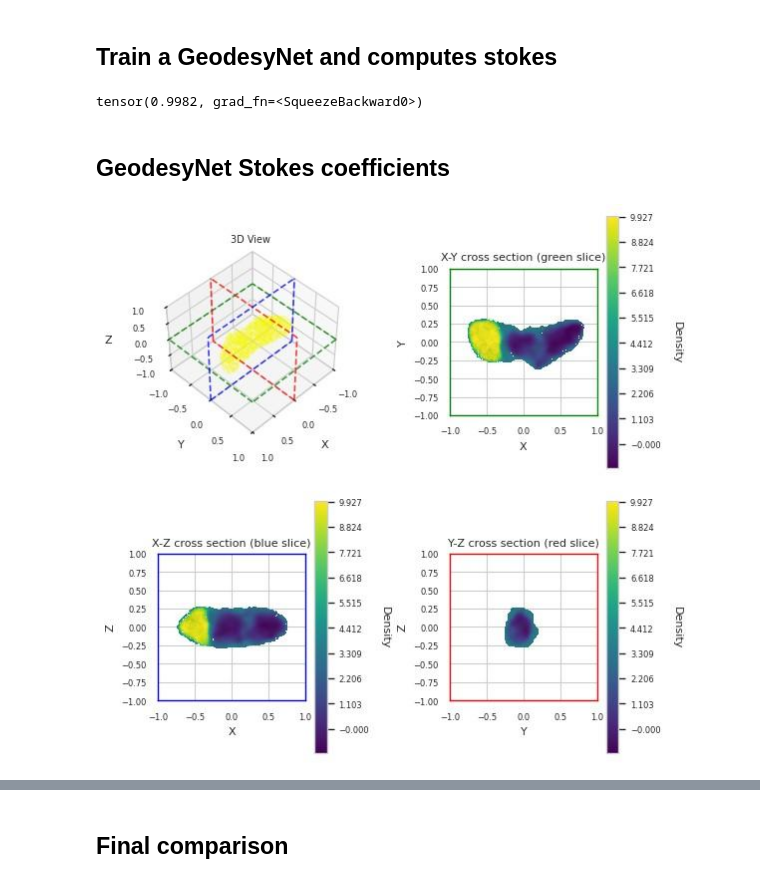
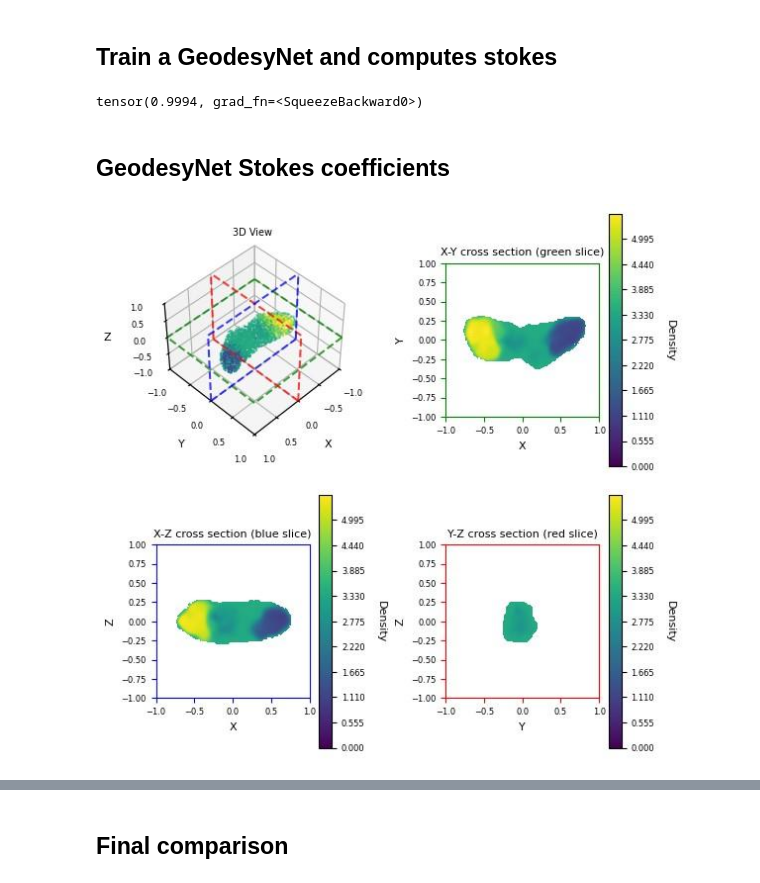
Before and after one commit to esa/masconCube, a Jupyter notebook: notebooks/02_eros.ipynb, the cells around one changed output, grey strips where cells are left out. Saved outputs shown, nothing was run; the diff lists cells and outputs as text; code cells hidden in the pictures.

```diff
--- a/notebooks/02_eros.ipynb
+++ b/notebooks/02_eros.ipynb
@@ -34,7 +35,7 @@ np.random.seed(42)
 # %% [markdown]
 ## Generate and visualize ground-truth
 # %%
-asteroid = "eros"
+asteroid = "eros_3"
 # %%
 model = MasconModel(asteroid, device="cpu")
 uniform_model = MasconModel(asteroid, device="cpu", uniform=True)
@@ -148,7 +160,7 @@ targets_point_sampler = geodesynet.get_target_point_sampler(
 # Here we set the optimizer
 learning_rate = 1e-6
 optimizer = torch.optim.Adam(net.parameters(), lr=learning_rate)
-scheduler = torch.optim.lr_scheduler.ReduceLROnPlateau(optimizer, factor=0.8, patience=200, min_lr=1e-6, verbose=True)
+scheduler = torch.optim.lr_scheduler.ReduceLROnPlateau(optimizer, factor=0.8, patience=200, min_lr=1e-6)
 
 # And init the best results
 best_loss = np.inf
@@ -270,7 +282,7 @@ torch.cuda.empty_cache()
 M = quad.integrate(mass, dim=3, N=300000, integration_domain=[[-1, 1], [-1, 1], [-1, 1]])
 print(M)
 # %% [output]
-tensor(0.9982, grad_fn=<SqueezeBackward0>)
+tensor(0.9994, grad_fn=<SqueezeBackward0>)
 # %%
 stokesC_gann = np.zeros((8, 8))
 for l in range(8):
@@ -304,22 +316,20 @@ geodesynet_stokes = combine_stokes_coefficients(stokesC_gann, stokesS_gann)
 # %%
 # Then overlaying a heatmap to the mascons
 uniform_density = uniform_model.get_average_density()
 torch.set_default_tensor_type(torch.cuda.FloatTensor)
 geodesynet.plot_model_vs_mascon_contours(
     net,
     encoding,
-    mascon_points,
-    mascon_masses_nu,
     c=c,
     progressbar=True,
     crop_p=1e-8,
     N=2500,
     heatmap=True,
     add_shape_base_value=f"/home/pietrofanti/code/masconCube/data/3dmeshes/{asteroid.split('_')[0]}_lp.pk",
     add_const_density=uniform_density,
 );
 # %% [output]
-[figure, old version]
+[figure, new version]
 # %%
 geodesynet_stokes = combine_stokes_coefficients(stokesC_gann, stokesS_gann)
 stokes_heatmap(geodesynet_stokes, gt_stokes, "GeodesyNet - Stokes coefficients relative error")
```
Also changed, not shown: parts of 17 cells of this notebook, 2 other files.
